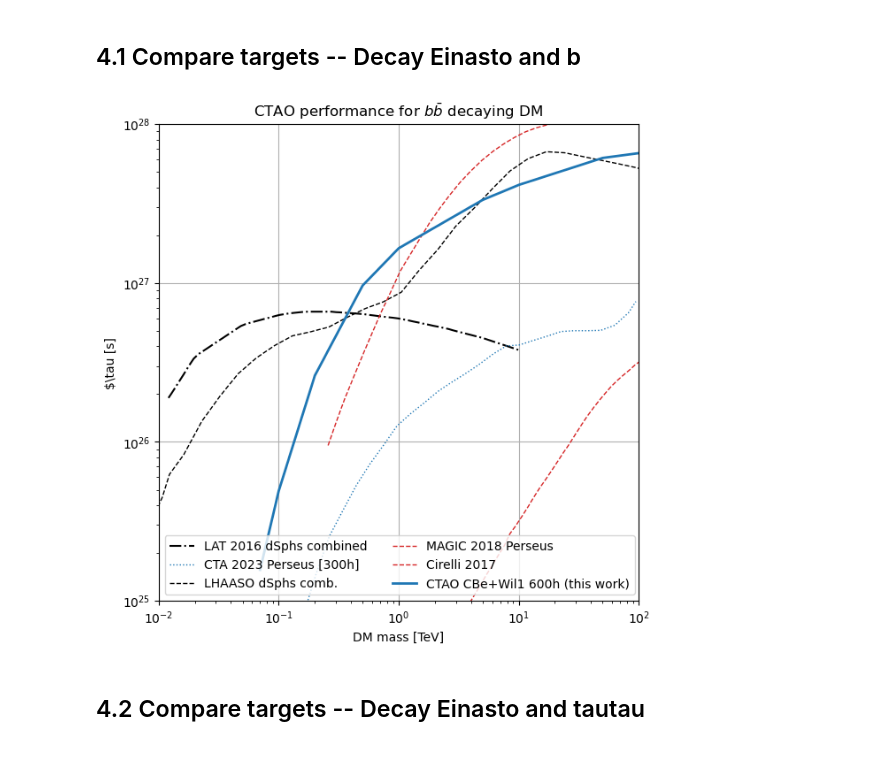
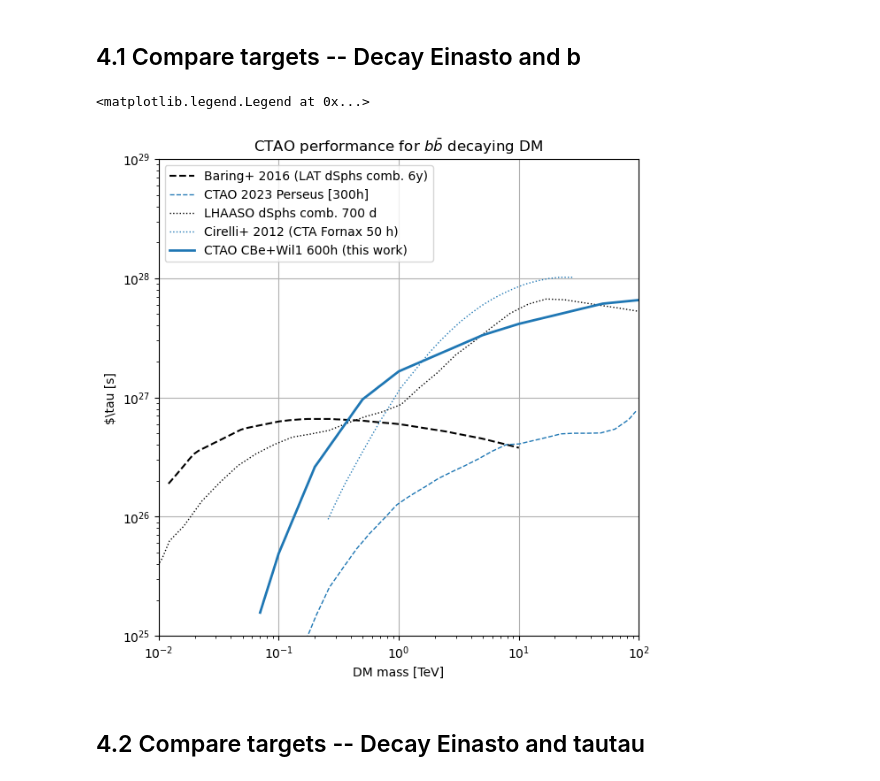
Before and after one commit to micheledoro/gDMbounds, a Jupyter notebook: sandbox/mdoro/makeplot_dsphKSP_compare_target.ipynb, the cells around one changed output. Cells and saved outputs as stored; diff of their text form; code cells hidden in the pictures.

```diff
--- a/sandbox/mdoro/makeplot_dsphKSP_compare_target.ipynb
+++ b/sandbox/mdoro/makeplot_dsphKSP_compare_target.ipynb
@@ -316,40 +318,45 @@ thiswork_uma3_einasto_300_decay_tautau = ascii.read(path + "sandbox/temp/dsphksp
 # %%
 plt.figure(figsize=(7,7))
 plt.xlabel("DM mass [TeV]")
 plt.ylabel(r"$\tau [s]")
 plt.xlim(1e-2,1e2)
-plt.ylim(1e25,1e28)
+plt.ylim(1e25,1e29)
 plt.title(r'CTAO performance for $b\bar{b}$ decaying DM')
 
 
 
 # Other instrument limits
 #plt.loglog(fermi_12_gc_dec_bb['mass']*1e-3,fermi_12_gc_dec_bb['tau'],color='k',linestyle='dashdot',label="LAT 2012 GC Halo")
-plt.loglog(fermi_16_mdsph_dec_bb['mass']*1e-3,fermi_16_mdsph_dec_bb['tau'],color='k',linestyle='dashdot',label="LAT 2016 dSphs combined")
+plt.loglog(fermi_16_mdsph_dec_bb['mass']*1e-3,fermi_16_mdsph_dec_bb['tau'],color='k',linestyle='dashed',label="Baring+ 2016 (LAT dSphs comb. 6y)")
+#plt.loglog(fermi_12_gc_dec_bb['mass']*1e-3,fermi_12_gc_dec_bb['tau'],color='tab:green',linestyle='dashed',label="LAT 2012 GC Halo")
+#plt.loglog(ando_2015_dec_bb['mass']*1e-3,ando_2015_dec_bb['tau'],color='k',linestyle='dashdot',label="Ando+ 2015 (LAT EGRB 50 months)")
 
-plt.loglog(cta_perseus_einasto_decay_bb['mass'],cta_perseus_einasto_decay_bb['tau'], color='tab:blue',linestyle='dotted',linewidth=1,
-           label="CTA 2023 Perseus [300h]")
 
-plt.loglog(lhaaso_24_mdsph_dec_bb['mass']*1e-3,lhaaso_24_mdsph_dec_bb['tau'], color='k',linestyle='dashed',linewidth=1,label="LHAASO dSphs comb.")
+plt.loglog(cta_perseus_einasto_decay_bb['mass'],cta_perseus_einasto_decay_bb['tau'], color='tab:blue',linestyle='dashed',linewidth=1,
+           label="CTAO 2023 Perseus [300h]")
 
-plt.loglog(magic_18_perseus_dec_bb['mass']*1e-3,magic_18_perseus_dec_bb['tau'], color='tab:red',linestyle='dashed',linewidth=1,label="MAGIC 2018 Perseus ")
-plt.loglog(cirelli_dec_bb['mass']*1e-3,cirelli_dec_bb['tau'], color='tab:red',linestyle='dashed',linewidth=1,label="Cirelli 2017")
+plt.loglog(lhaaso_24_mdsph_dec_bb['mass']*1e-3,lhaaso_24_mdsph_dec_bb['tau'], color='k',linestyle='dotted',linewidth=1,label="LHAASO dSphs comb. 700 d")
+
+#plt.loglog(magic_18_perseus_dec_bb['mass']*1e-3,magic_18_perseus_dec_bb['tau'], color='tab:red',linestyle='dashed',linewidth=1,label="MAGIC 2018 Perseus ")
+plt.loglog(cirelli_dec_bb['mass']*1e-3,cirelli_dec_bb['tau'], color='tab:blue',linestyle='dotted',linewidth=1,label="Cirelli+ 2012 (CTA Fornax 50 h)")
 
 
 
 # This work
 plt.loglog(thiswork_stack_einasto_600_decay_bb['mass']*1e-3,thiswork_stack_einasto_600_decay_bb['tau'],label="CTAO CBe+Wil1 600h (this work)", color='tab:blue',linewidth=2)
 
 #plt.loglog(thiswork_uma3_einasto_300_decay_bb['mass']*1e-3,thiswork_uma3_einasto_300_decay_bb['tau']*k,label="CTAO UMa3/U1 300h (this work)", color='tab:blue', linestyle='dashed',linewidth=2)
 
 
 
 plt.grid()
-plt.legend(loc="best",ncol=2)
+#plt.legend(loc="best",ncol=2)
+plt.legend(loc="upper left",ncol=1)
 
-plt.savefig("compare_cta_target_decay_bb.png")
+#plt.savefig("compare_cta_target_decay_bb.png")
 # %% [output]
+<matplotlib.legend.Legend at 0x...>
-[figure, old version]
+[figure, new version]
 # %% [markdown]
 ## 4.2 Compare targets -- Decay Einasto and tautau
 # %%
```
Also changed, not shown: parts of 2 cells of this notebook, 5 other files.
